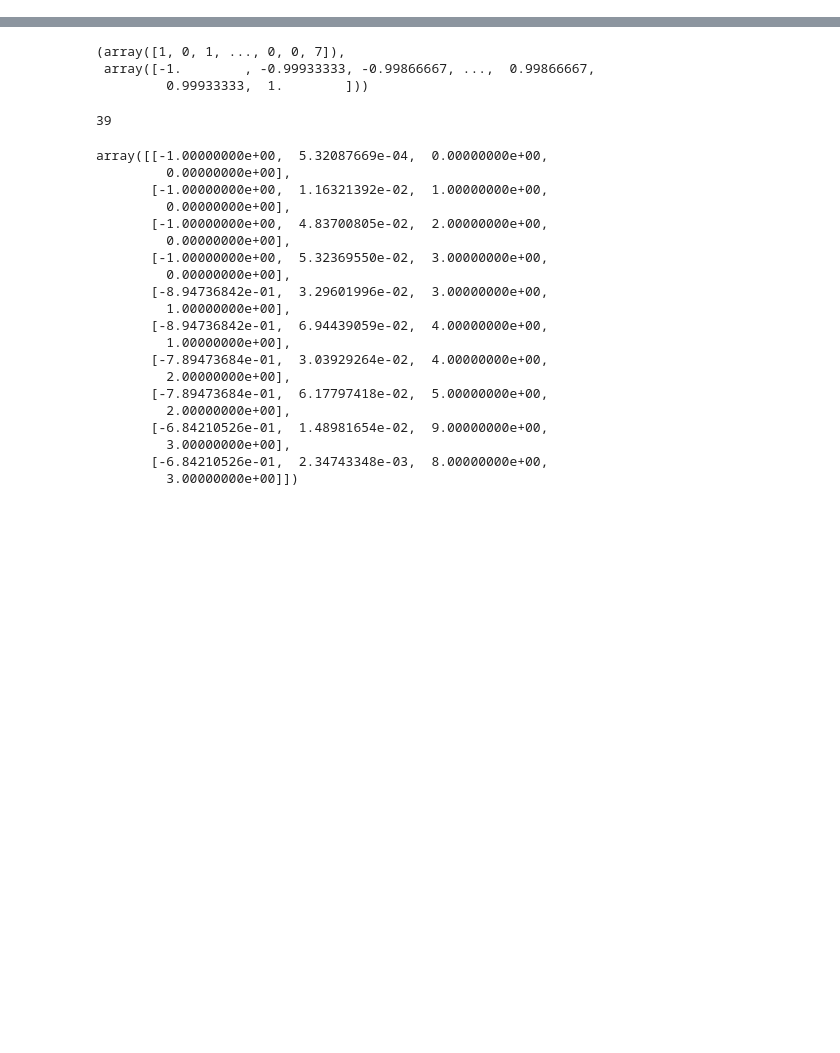
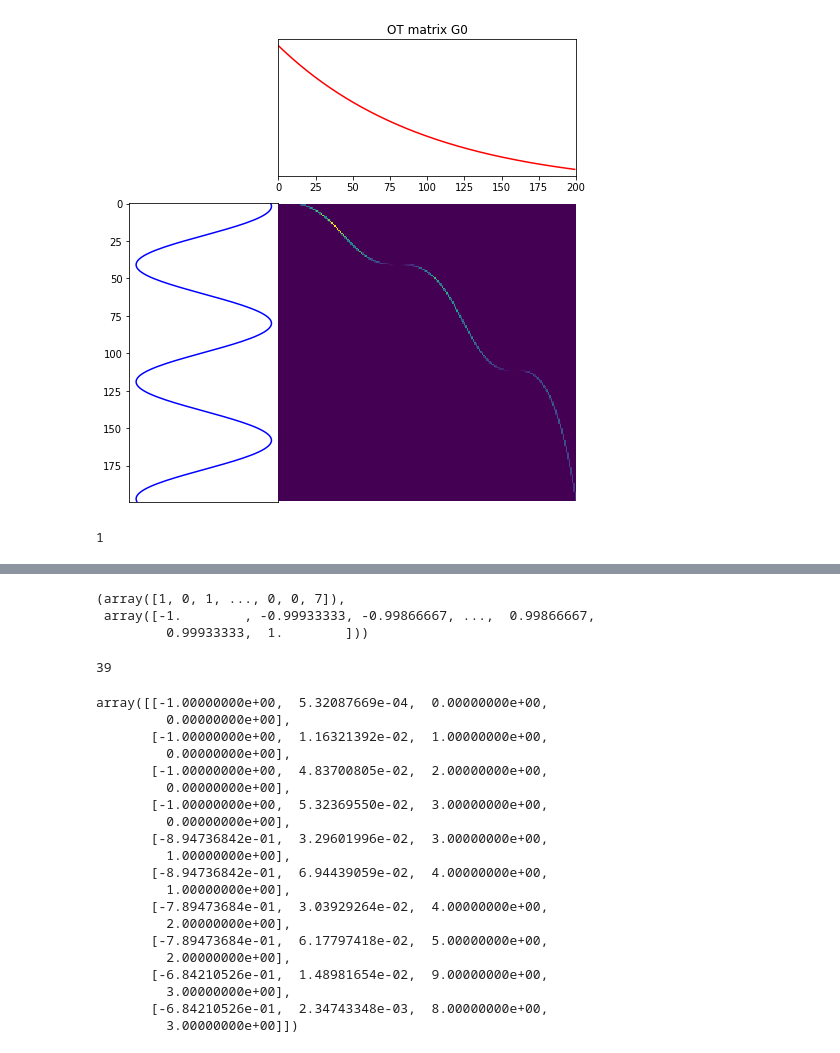
Before and after one commit to arangogithub/ot, a Jupyter notebook: optimalTransport2.ipynb, the cells around one changed output, grey strips where cells are left out. Drawn from its saved outputs; the diff is of its cells as text; code cells hidden in the pictures; blank space fills up the shorter version.

```diff
--- a/optimalTransport2.ipynb
+++ b/optimalTransport2.ipynb
@@ -25,0 +35,16 @@ pdf2 /= np.sum(pdf2)
+# %%
+plt.figure( figsize=(7, 7))
+ot.plot.plot1D_mat(pdf1, pdf2, T, 'OT matrix G0')
+# %% [output]
+[figure, added]
+# %%
+tol = 10**(-6)
+lista  = np.array([((1-t)*x[j] + t*x[i],  T[i,j], int(i), int(j)) \
+          for i in range (nn) for j in range(nn) if  T[i,j]> tol])
+lista = lista[lista[:,0].argsort()]
+zl = [z[0] for z in lista]
+cl = [z[1] for z in lista]
+diff = np.diff(zl)
+len(zl)-len(diff)
+# %% [output]
+1
```
Also changed, not shown: parts of 27 cells of this notebook.
